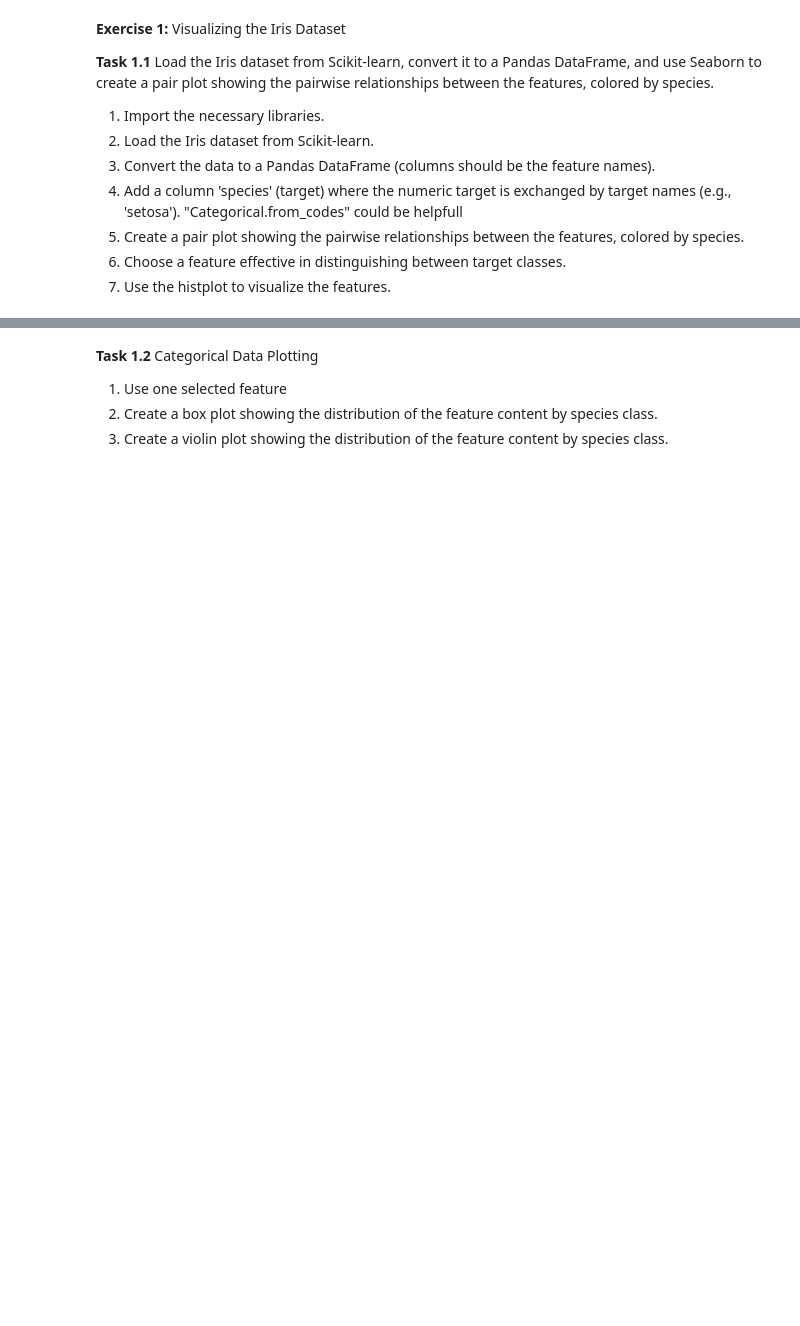
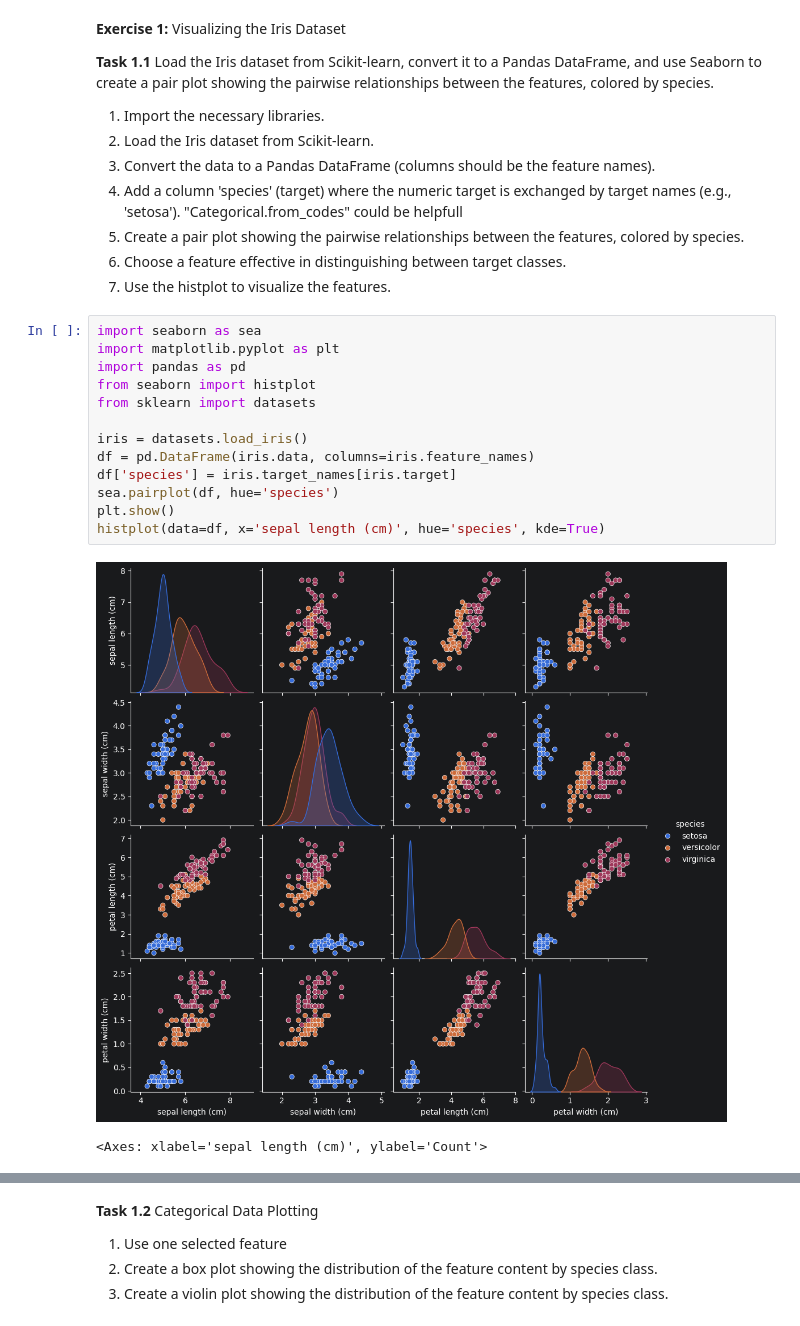
Before and after one commit to hegged/GMLP, a Jupyter notebook: P2/03_Seaborn.ipynb, the cells around one changed output, grey strips where cells are left out. Drawn from its saved outputs; the diff is of its cells as text; blank space fills up the shorter version.

Commit message:
add code examples and visualizations to 03_Seaborn notebook for iris dataset analysis

```diff
--- a/P2/03_Seaborn.ipynb
+++ b/P2/03_Seaborn.ipynb
@@ -23,3 +23,19 @@ Load the Iris dataset from Scikit-learn, convert it to a Pandas DataFrame, and u
   <li>Choose a feature effective in distinguishing between target classes.</li>
   <li>Use the histplot to visualize the features.</li>
 </ol>
+# %%
+import seaborn as sea
+import matplotlib.pyplot as plt
+import pandas as pd
+from seaborn import histplot
+from sklearn import datasets
+
+iris = datasets.load_iris()
+df = pd.DataFrame(iris.data, columns=iris.feature_names)
+df['species'] = iris.target_names[iris.target]
+sea.pairplot(df, hue='species')
+plt.show()
+histplot(data=df, x='sepal length (cm)', hue='species', kde=True)
+# %% [output]
+[figure, added]
+<Axes: xlabel='sepal length (cm)', ylabel='Count'>
```
Also changed, not shown: parts of 2 cells of this notebook.
